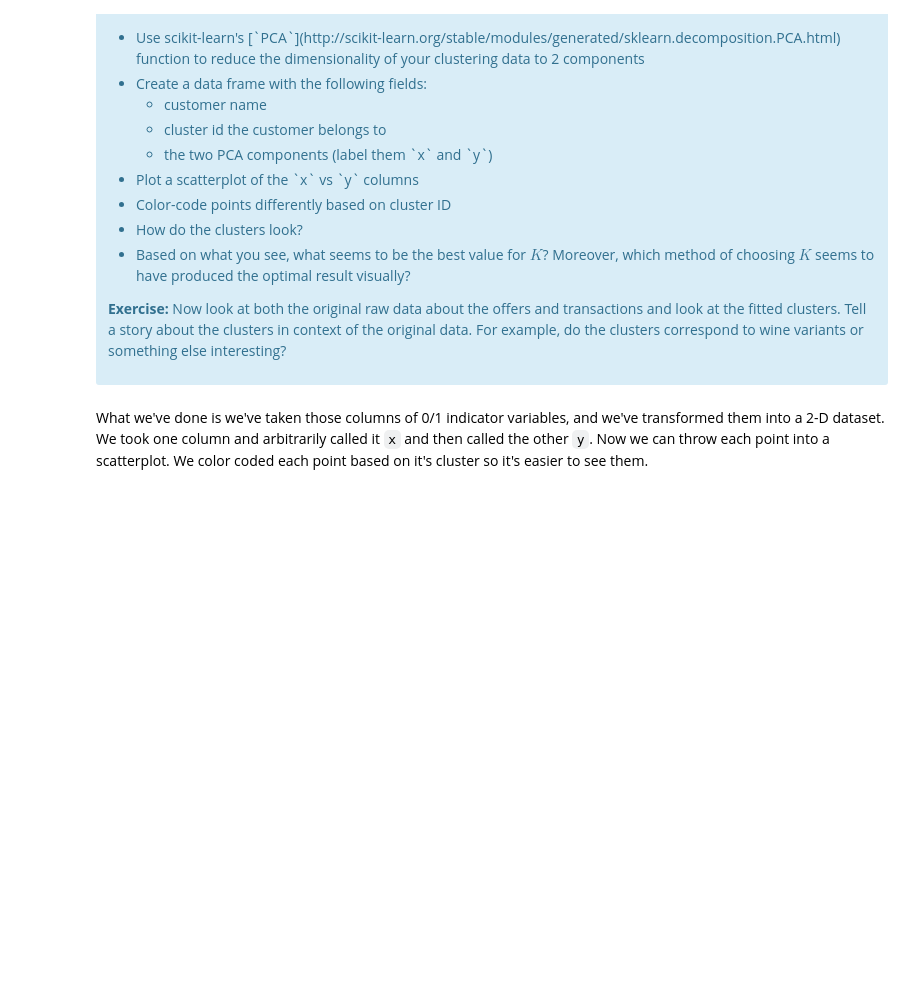
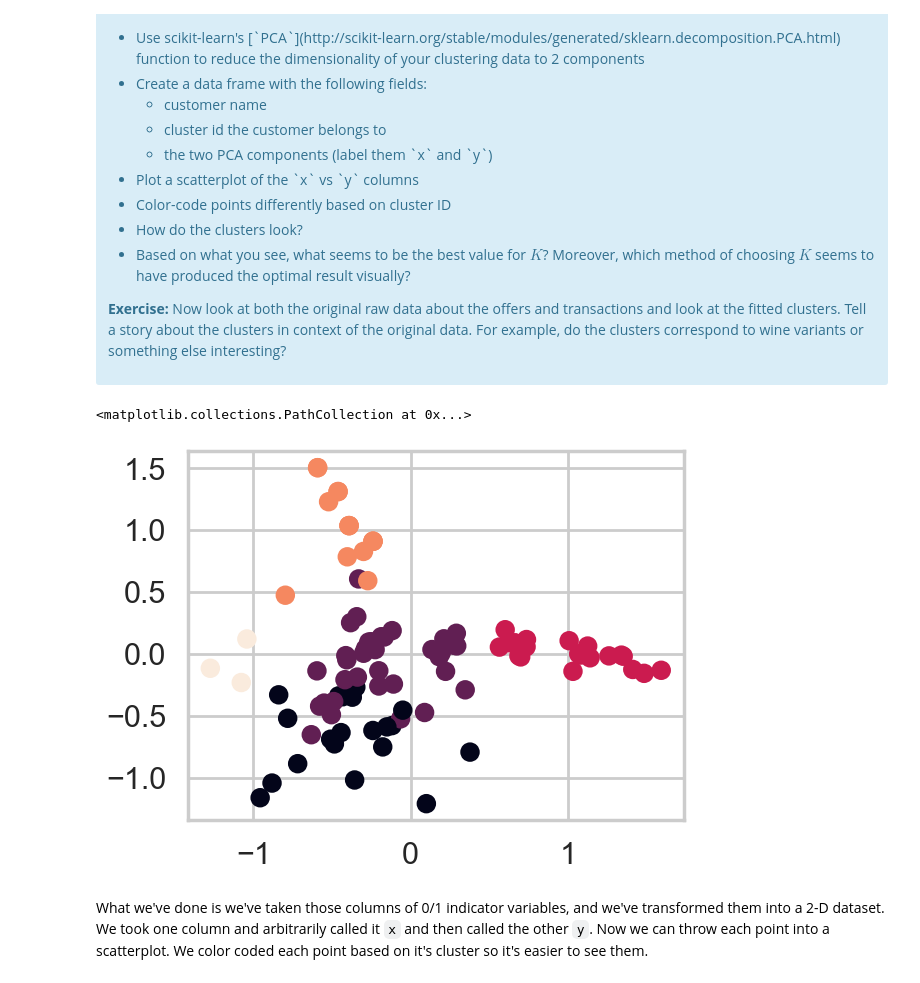
Before and after one commit to katxtong/UCSD-ML-Springboard, a Jupyter notebook: mec-16.2.6-clustering-mini-project/Mini_Project_Clustering.ipynb, the cells around one changed output. Cells and saved outputs as stored; diff of their text form; code cells hidden in the pictures; blank space fills up the shorter version.

```diff
--- a/mec-16.2.6-clustering-mini-project/Mini_Project_Clustering.ipynb
+++ b/mec-16.2.6-clustering-mini-project/Mini_Project_Clustering.ipynb
@@ -162,3 +359,19 @@ This is only one use of PCA for dimension reduction. We can also use PCA when we
+# %%
+from sklearn.decomposition import PCA
+matrix_pca = fitted_matrix.copy()
+
+pca = PCA(n_components=2)
+matrix_pca['x'] = pca.fit_transform(matrix_pca[x_cols])[:,0]
+matrix_pca['y'] = pca.fit_transform(matrix_pca[x_cols])[:,1]
+matrix_pca = matrix_pca.reset_index()
+
+customer_clusters = matrix_pca[['customer_name', 'cluster', 'x', 'y']]
+customer_clusters.head()
+
+plt.scatter(customer_clusters.x, customer_clusters.y, c=customer_clusters.cluster)
+# %% [output]
+<matplotlib.collections.PathCollection at 0x...>
+[figure, added]
 # %% [markdown]
 What we've done is we've taken those columns of 0/1 indicator variables, and we've transformed them into a 2-D dataset. We took one column and arbitrarily called it `x` and then called the other `y`. Now we can throw each point into a scatterplot. We color coded each point based on it's cluster so it's easier to see them.
 # %% [markdown]
```
Also changed, not shown: parts of 18 cells of this notebook.
